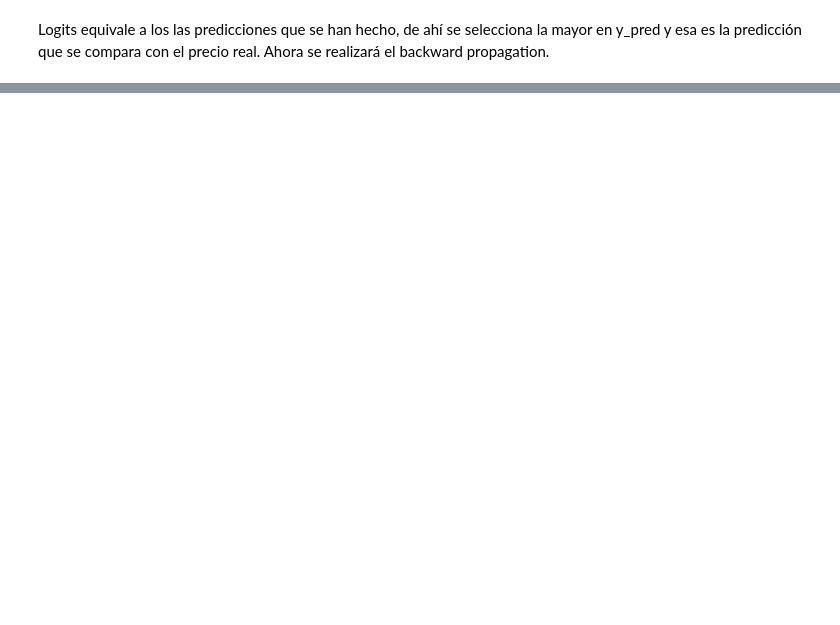
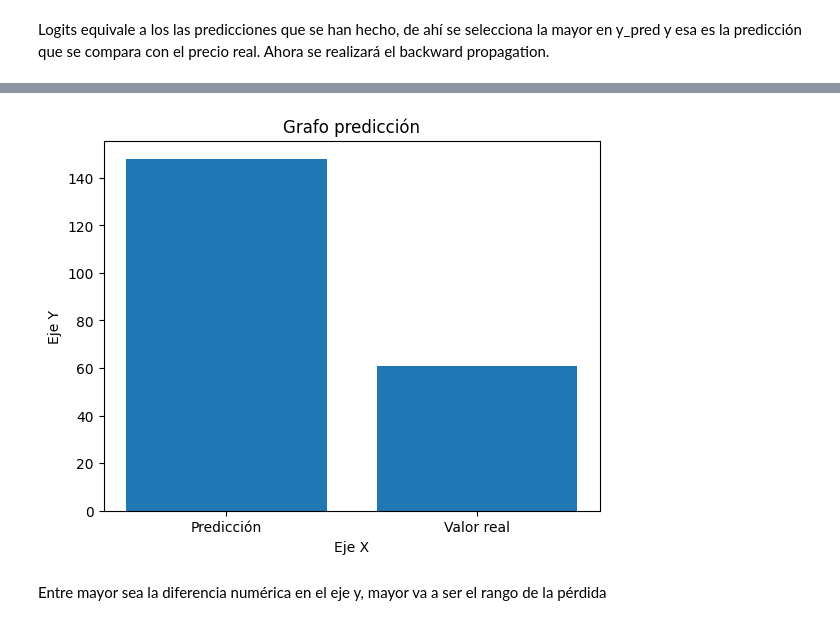
Before and after one commit to myriammmm13/demoDiscrestas, a Jupyter notebook: demo.ipynb, the cells around one changed output, grey strips where cells are left out. Saved outputs shown, nothing was run; the diff lists cells and outputs as text; code cells hidden in the pictures; blank space fills up the shorter version.

```diff
--- a/demo.ipynb
+++ b/demo.ipynb
@@ -276,6 +276,7 @@ def train_loop(dataloader, model, loss_fn, optimizer):
         X=[a,b,c,d,e]
         X = torch.stack(X)
         f = f.view(-1).long()
+        X, f = X.to(device), f.to(device)
         logits = model(X)
         logits = logits.view(1, -1)
 
@@ -310,6 +311,8 @@ def val_loop(dataloader, model, loss_fn):
             a,b,c,d,e,f=x[ind]
             X=[a,b,c,d,e]
             X = torch.stack(X)
+            X, f = X.to(device), f.to(device)
+
             f = f.view(-1).long()
 
             logits = model(X)
@@ -331,7 +334,7 @@ train_loader = DataLoader(
 val_loader = DataLoader(
     dataset=val,
     batch_size=Tam_data,
-    shuffle=False
+    shuffle=True
 )
 # %%
 for t in range(EPOCHS):
@@ -358,2 +361,23 @@ Iteración 2/10
 
 Modelo entrenado
+# %%
+def predecir(model, aux, ind):
+    logits = model(aux)
+    y_pred = logits.argmax().item()
+    categorias=['Predicción', 'Valor real']
+    valores=[y_pred, ind]
+    plt.bar(categorias, valores)
+
+    plt.title(f'Grafo predicción')
+    plt.xlabel("Eje X")
+    plt.ylabel("Eje Y")
+# %%
+a1, a2, a3, a4, a5, ind= test[15]
+aux=[a1, a2, a3, a4, a5]
+aux = torch.stack(aux)
+
+predecir(modelo, aux, ind)
+# %% [output]
+[figure, added]
+# %% [markdown]
+Entre mayor sea la diferencia numérica en el eje y, mayor va a ser el rango de la pérdida
```
Also changed, not shown: parts of 5 cells of this notebook.
